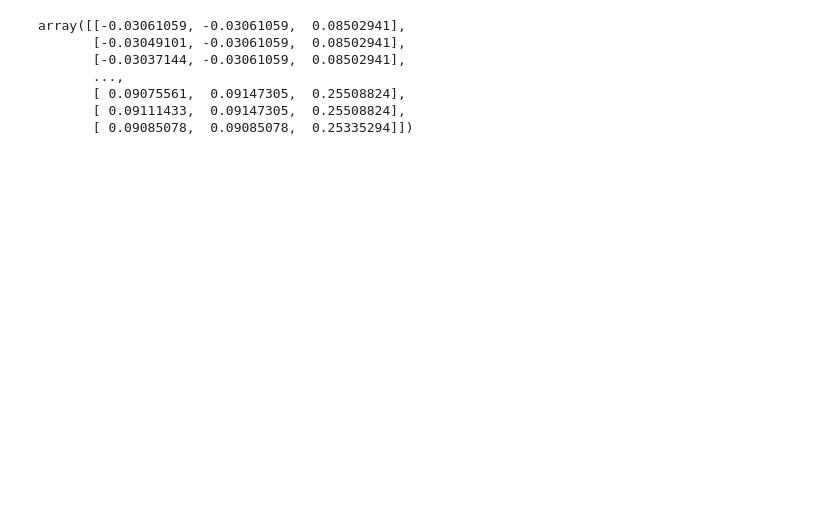
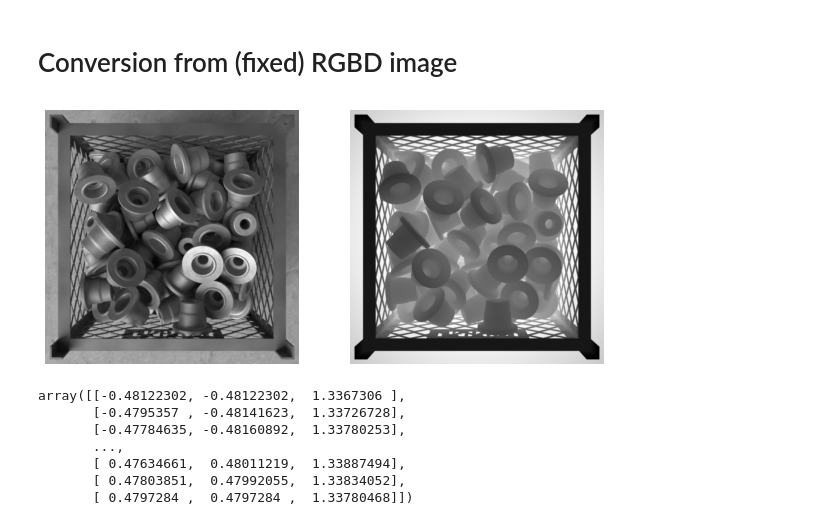
Before and after one commit to brunompacheco/part-counting, a Jupyter notebook: notebooks/00.02-bmp-rgbd-to-point-cloud.ipynb, the cells around one changed output. Drawn from its saved outputs; the diff is of its cells as text; code cells hidden in the pictures; blank space fills up the shorter version.

```diff
--- a/notebooks/00.02-bmp-rgbd-to-point-cloud.ipynb
+++ b/notebooks/00.02-bmp-rgbd-to-point-cloud.ipynb
@@ -42,0 +26,4 @@ fig.show()
+# %%
+raw_data_dir = project_dir/'data/raw/render_results_imov_cam_mist_simple'
+
+img_fpath = np.random.choice(list(raw_data_dir.glob('*/*.exr')))
@@ -43,17 +137,36 @@ fig.show()
+# %% [markdown]
+# Conversion from (fixed) RGBD image
+# %%
+rgbd_img = load_rgbd(img_fpath, (256,256), 711.1111)
+
+fig, axs = plt.subplots(1,2)
+fig.set_size_inches(10,10)
+
+axs[0].imshow(rgbd_img.color, cmap='gray')
+axs[1].imshow(rgbd_img.depth, cmap='gray')
+
+axs[0].set_axis_off()
+axs[1].set_axis_off()
+
+fig.show()
+# %% [output]
+[figure, added]
 # %%
-camera_params = o3d.camera.PinholeCameraIntrinsic(512,512,711.1111,711.1111,256,256)
-# camera_params = o3d.camera.PinholeCameraIntrinsic(o3d.camera.PinholeCameraIntrinsicParameters.PrimeSenseDefault)
+f = 711.1111
+t = 512
+
+camera_params = o3d.camera.PinholeCameraIntrinsic(t,t,f,f,t/2,t/2)
 
 pcd = o3d.geometry.PointCloud.create_from_rgbd_image(rgbd_img, camera_params)
 np.asarray(pcd.points)
 # %% [output]
-array([[-0.03061059, -0.03061059,  0.08502941],
-       [-0.03049101, -0.03061059,  0.08502941],
-       [-0.03037144, -0.03061059,  0.08502941],
+array([[-0.48122302, -0.48122302,  1.3367306 ],
+       [-0.4795357 , -0.48141623,  1.33726728],
+       [-0.47784635, -0.48160892,  1.33780253],
        ...,
-       [ 0.09075561,  0.09147305,  0.25508824],
-       [ 0.09111433,  0.09147305,  0.25508824],
-       [ 0.09085078,  0.09085078,  0.25335294]])
+       [ 0.47634661,  0.48011219,  1.33887494],
+       [ 0.47803851,  0.47992055,  1.33834052],
+       [ 0.4797284 ,  0.4797284 ,  1.33780468]])
 # %%
 o3d.visualization.draw([pcd])
 # %% [output]
```
Also changed, not shown: parts of 6 cells of this notebook.
